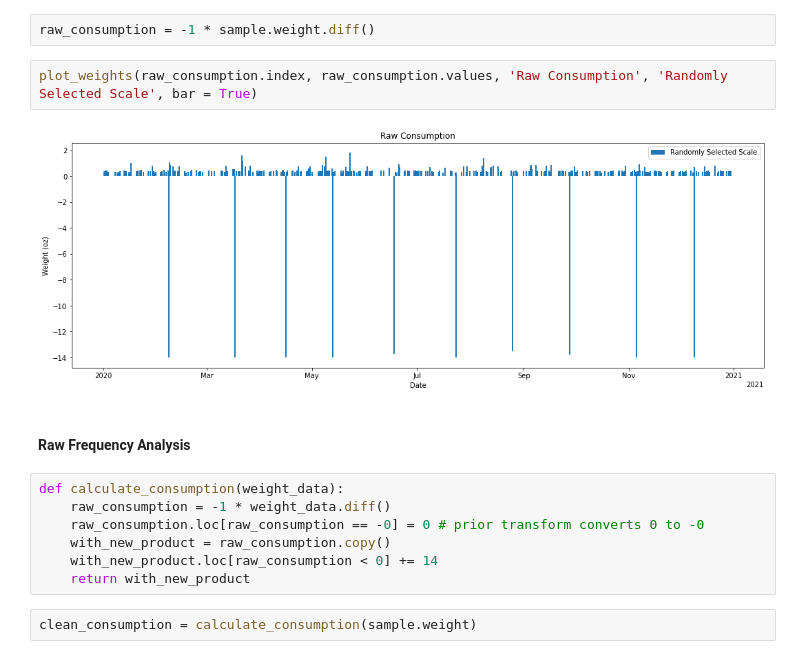
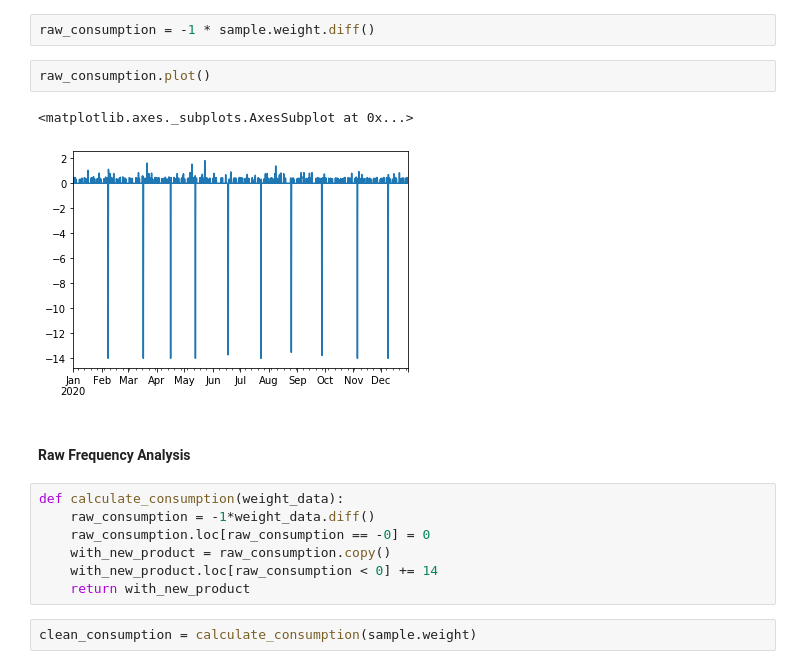
Before and after one commit to jbpauly/smart-simulation, a Jupyter notebook: smart_simulation/Notebooks/hypothesis_analysis.ipynb, the cells around one changed output. Drawn from its saved outputs; the diff is of its cells as text.

```diff
--- a/smart_simulation/Notebooks/hypothesis_analysis.ipynb
+++ b/smart_simulation/Notebooks/hypothesis_analysis.ipynb
@@ -93,16 +48,17 @@ plot_weights(sample.index, sample.values, 'Scale Weight', 'Randomly Selected Sca
 ### Consumption
 # %%
 raw_consumption = -1 * sample.weight.diff()
-# %%
-plot_weights(raw_consumption.index, raw_consumption.values, 'Raw Consumption', 'Randomly Selected Scale', bar = True)
-# %% [output]
-[figure, removed]
+# %%
+raw_consumption.plot()
+# %% [output]
+<matplotlib.axes._subplots.AxesSubplot at 0x...>
+[figure, added]
 # %% [markdown]
 #### Raw Frequency Analysis
 # %%
 def calculate_consumption(weight_data):
-    raw_consumption = -1 * weight_data.diff()
-    raw_consumption.loc[raw_consumption == -0] = 0 # prior transform converts 0 to -0
+    raw_consumption = -1*weight_data.diff()
+    raw_consumption.loc[raw_consumption == -0] = 0
     with_new_product = raw_consumption.copy()
     with_new_product.loc[raw_consumption < 0] += 14
     return with_new_product
```
Also changed, not shown: parts of 123 cells of this notebook.
